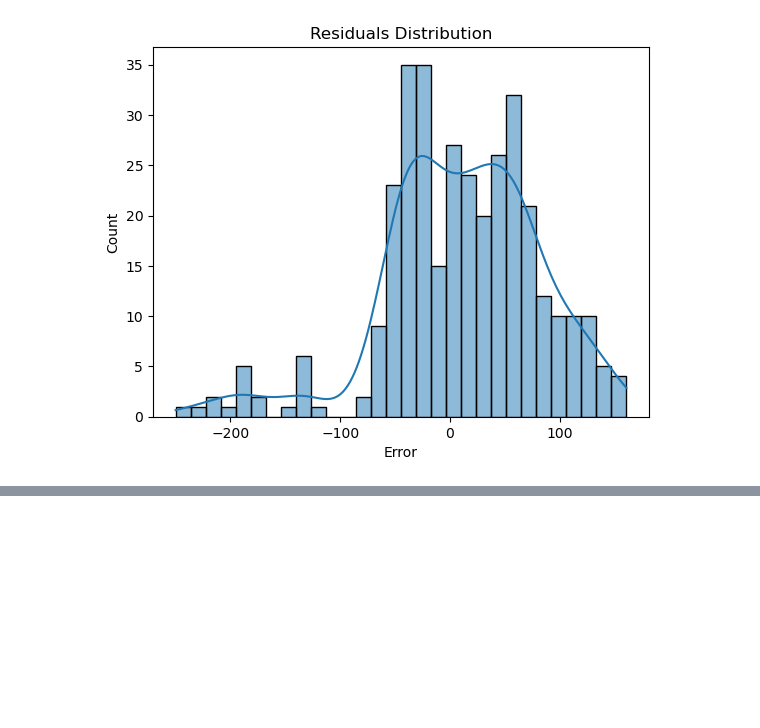
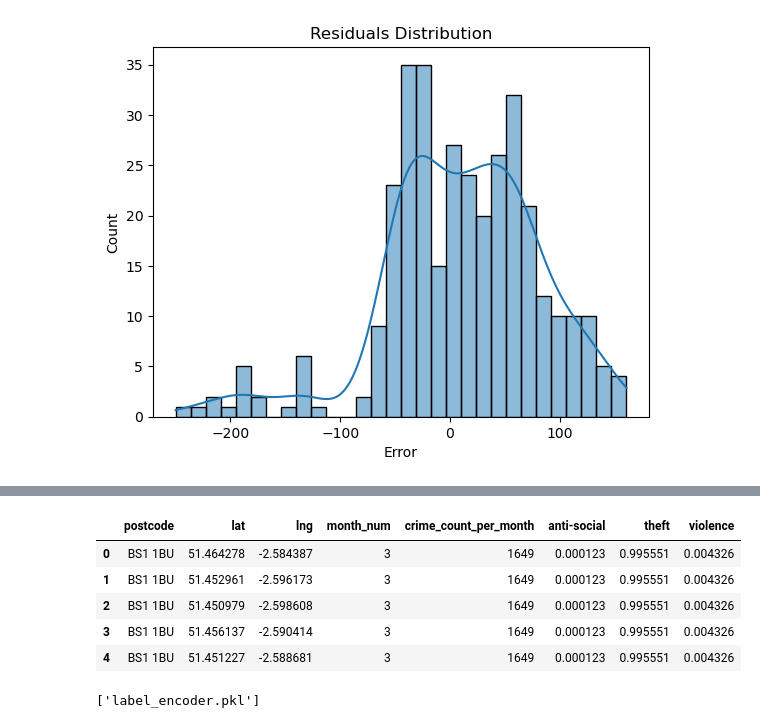
Before and after one commit to mAlex28/UK-Crime-Data-Prediction, a Jupyter notebook: notebooks/experiment.ipynb, the cells around one changed output, grey strips where cells are left out. Drawn from its saved outputs; the diff is of its cells as text; code cells hidden in the pictures; blank space fills up the shorter version.

```diff
--- a/notebooks/experiment.ipynb
+++ b/notebooks/experiment.ipynb
@@ -550,0 +560,15 @@ future_data.to_csv('../data/future_predictions.csv', index=False)
+# %%
+X_all = df_classify[['month_num', 'crime_count_per_month']]
+y_all_proba = clf.predict_proba(X_all)
+
+proba_df = pd.DataFrame(y_all_proba, columns=le.inverse_transform(np.arange(y_all_proba.shape[1])))
+
+output_df = pd.concat([df_classify[['postcode', 'lat', 'lng', 'month_num', 'crime_count_per_month']], proba_df], axis=1)
+output_df.head()
+# %% [output]
+|  | postcode | lat | lng | month_num | crime_count_per_month | anti-social | theft | violence |
+| 0 | BS1 1BU | 51.464278 | -2.584387 | 3 | 1649 | 0.000123 | 0.995551 | 0.004326 |
+| 1 | BS1 1BU | 51.452961 | -2.596173 | 3 | 1649 | 0.000123 | 0.995551 | 0.004326 |
+| 2 | BS1 1BU | 51.450979 | -2.598608 | 3 | 1649 | 0.000123 | 0.995551 | 0.004326 |
+| 3 | BS1 1BU | 51.456137 | -2.590414 | 3 | 1649 | 0.000123 | 0.995551 | 0.004326 |
+| 4 | BS1 1BU | 51.451227 | -2.588681 | 3 | 1649 | 0.000123 | 0.995551 | 0.004326 |
@@ -550,0 +577,5 @@ future_data.to_csv('../data/future_predictions.csv', index=False)
+# %%
+joblib.dump(clf, 'xgb_classifier.pkl')
+joblib.dump(le, 'label_encoder.pkl')
+# %% [output]
+['label_encoder.pkl']
```
Also changed, not shown: parts of 18 cells of this notebook, 3 other files.
